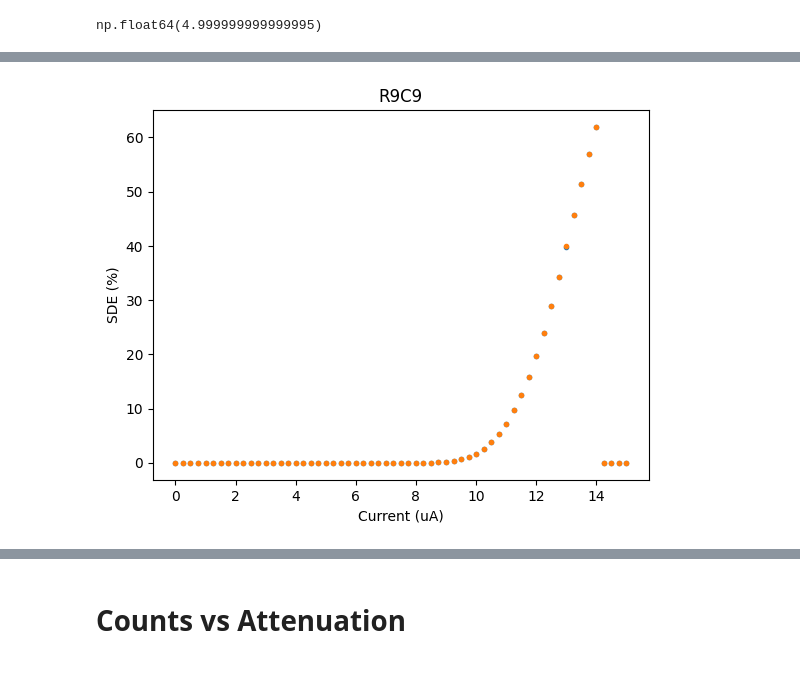
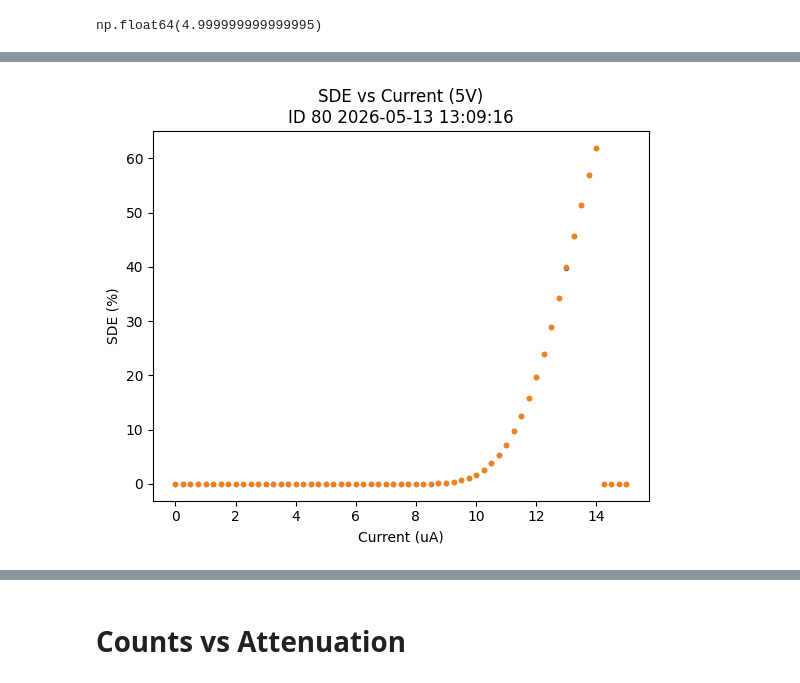
Before and after one commit to QNLSydney/snspd, a Jupyter notebook: SNSPD2/SNSPD11_Line_1_Analysis.ipynb, the cells around one changed output, grey strips where cells are left out. Cells and saved outputs as stored; diff of their text form; code cells hidden in the pictures.

```diff
--- a/SNSPD2/SNSPD11_Line_1_Analysis.ipynb
+++ b/SNSPD2/SNSPD11_Line_1_Analysis.ipynb
@@ -126,17 +134,23 @@ v_att[-11]
 # %% [output]
 np.float64(4.999999999999995)
 # %%
+IDnp = params.NphotonsID['vs_dB']
+Nphotons = load_by_id(IDnp).get_parameter_data()['Nphotons']['Nphotons']
 Nphotons_5v = Nphotons[-11]
-currents = load_by_id(params.device_line_1['IDs']['light_counts']).get_parameter_data()['yoko_current']['yoko_current']
-light_counts1 = load_by_id(params.device_line_1['IDs']['light_counts']).get_parameter_data()['CR1']['CR1']
-light_counts2 = load_by_id(params.device_line_1['IDs']['light_counts']).get_parameter_data()['CR2']['CR2']
-dark_counts1 = load_by_id(params.device_line_1['IDs']['dark_counts']).get_parameter_data()['CR1']['CR1']
-dark_counts2 = load_by_id(params.device_line_1['IDs']['dark_counts']).get_parameter_data()['CR2']['CR2']
+IDlcr = params.device_line_1['IDs']['light_counts']
+currents = load_by_id(IDlcr).get_parameter_data()['yoko_current']['yoko_current']
+light_counts1 = load_by_id(IDlcr).get_parameter_data()['CR1']['CR1']
+light_counts2 = load_by_id(IDlcr).get_parameter_data()['CR2']['CR2']
+
+IDdcr = params.device_line_1['IDs']['dark_counts']
+dark_counts1 = load_by_id(IDdcr).get_parameter_data()['CR1']['CR1']
+dark_counts2 = load_by_id(IDdcr).get_parameter_data()['CR2']['CR2']
+
 SDE1 = (light_counts1[~np.isnan(light_counts1)]-dark_counts1[~np.isnan(dark_counts1)])/Nphotons_5v
 SDE2 = (light_counts2[~np.isnan(light_counts2)]-dark_counts2[~np.isnan(dark_counts2)])/Nphotons_5v
 plt.plot(-currents[~np.isnan(currents)]*1e6, 100*SDE1, '.')
 plt.plot(-currents[~np.isnan(currents)]*1e6, 100*SDE2, '.')
 plt.ylabel('SDE (%)')
 plt.xlabel('Current (uA)')
-plt.title(params.device_line_1['name'])
+plt.title(params.make_title(ID=IDlcr, title='SDE vs Current (5V)'))
 # %% [output]
@@ -144 +158 @@ Text(0.5, 1.0, 'R9C9')
-[figure, old version]
+[figure, new version]
```
Also changed, not shown: parts of 65 cells of this notebook, 2 other files.
